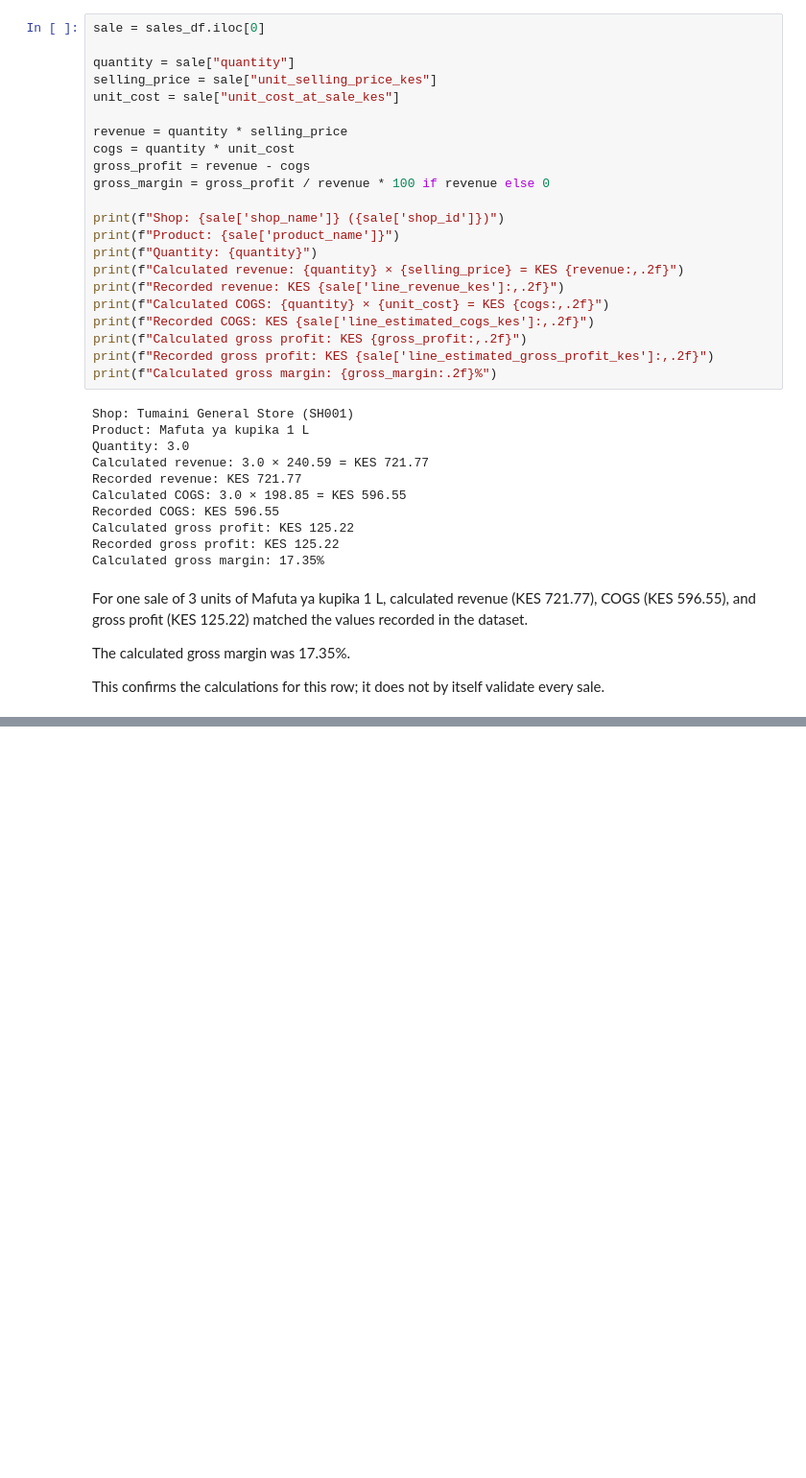
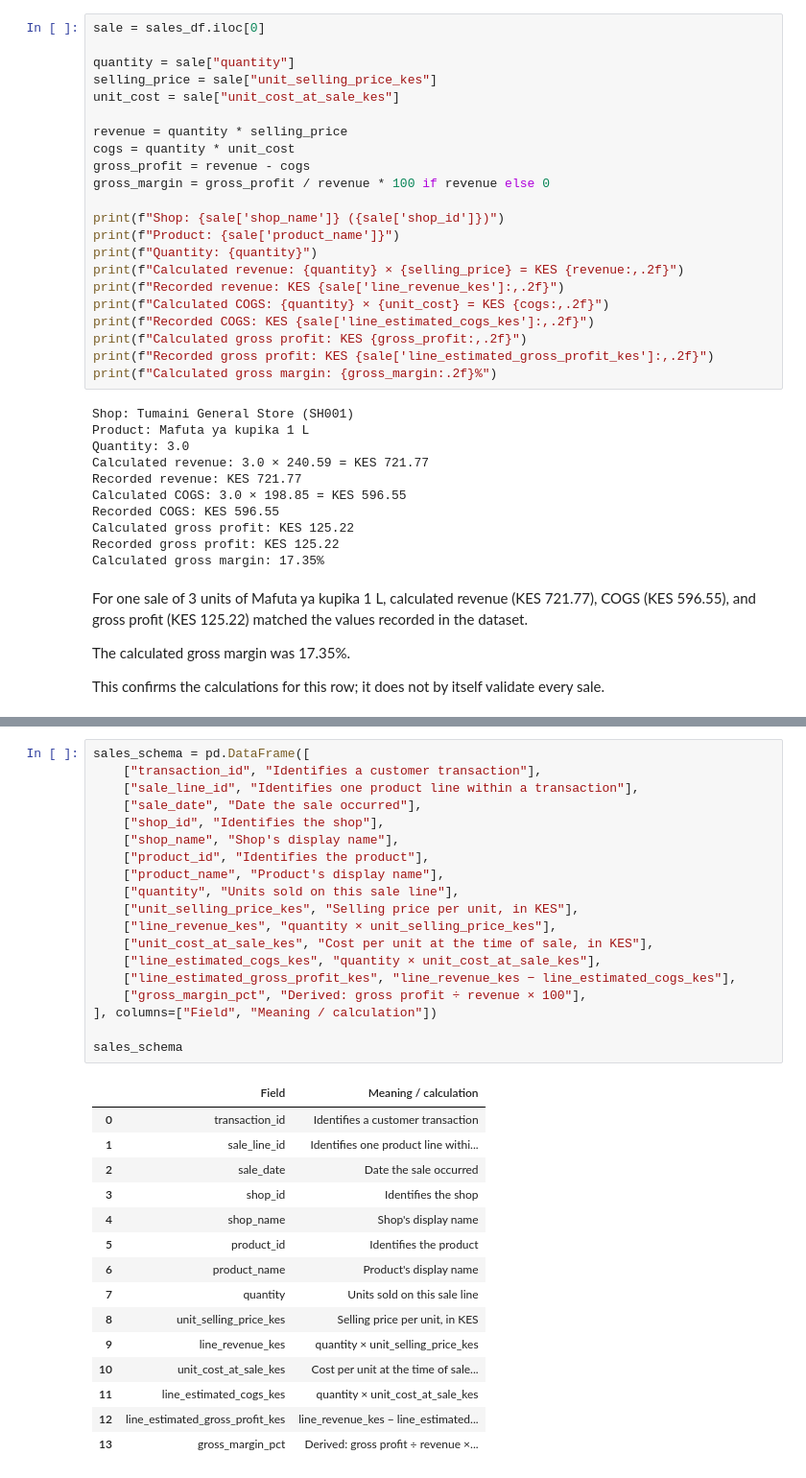
Before and after one commit to Jermaineyukeh/DukaSense.Hackathon, a Jupyter notebook: Data_cleaning.ipynb, the cells around one changed output, grey strips where cells are left out. Shown at 96% size. Saved outputs shown, nothing was run; the diff lists cells and outputs as text; blank space fills up the shorter version.

```diff
--- a/Data_cleaning.ipynb
+++ b/Data_cleaning.ipynb
@@ -948,0 +1100,35 @@ This confirms the calculations for this row; it does not by itself validate ever
+# %%
+sales_schema = pd.DataFrame([
+    ["transaction_id", "Identifies a customer transaction"],
+    ["sale_line_id", "Identifies one product line within a transaction"],
+    ["sale_date", "Date the sale occurred"],
+    ["shop_id", "Identifies the shop"],
+    ["shop_name", "Shop's display name"],
+    ["product_id", "Identifies the product"],
+    ["product_name", "Product's display name"],
+    ["quantity", "Units sold on this sale line"],
+    ["unit_selling_price_kes", "Selling price per unit, in KES"],
+    ["line_revenue_kes", "quantity × unit_selling_price_kes"],
+    ["unit_cost_at_sale_kes", "Cost per unit at the time of sale, in KES"],
+    ["line_estimated_cogs_kes", "quantity × unit_cost_at_sale_kes"],
+    ["line_estimated_gross_profit_kes", "line_revenue_kes − line_estimated_cogs_kes"],
+    ["gross_margin_pct", "Derived: gross profit ÷ revenue × 100"],
+], columns=["Field", "Meaning / calculation"])
+
+sales_schema
+# %% [output]
+|  | Field | Meaning / calculation |
+| 0 | transaction_id | Identifies a customer transaction |
+| 1 | sale_line_id | Identifies one product line withi... |
+| 2 | sale_date | Date the sale occurred |
+| 3 | shop_id | Identifies the shop |
+| 4 | shop_name | Shop's display name |
+| 5 | product_id | Identifies the product |
+| 6 | product_name | Product's display name |
+| 7 | quantity | Units sold on this sale line |
+| 8 | unit_selling_price_kes | Selling price per unit, in KES |
+| 9 | line_revenue_kes | quantity × unit_selling_price_kes |
+| 10 | unit_cost_at_sale_kes | Cost per unit at the time of sale... |
+| 11 | line_estimated_cogs_kes | quantity × unit_cost_at_sale_kes |
+| 12 | line_estimated_gross_profit_kes | line_revenue_kes − line_estimated... |
+| 13 | gross_margin_pct | Derived: gross profit ÷ revenue ×... |
```
Also changed, not shown: parts of 9 cells of this notebook.
